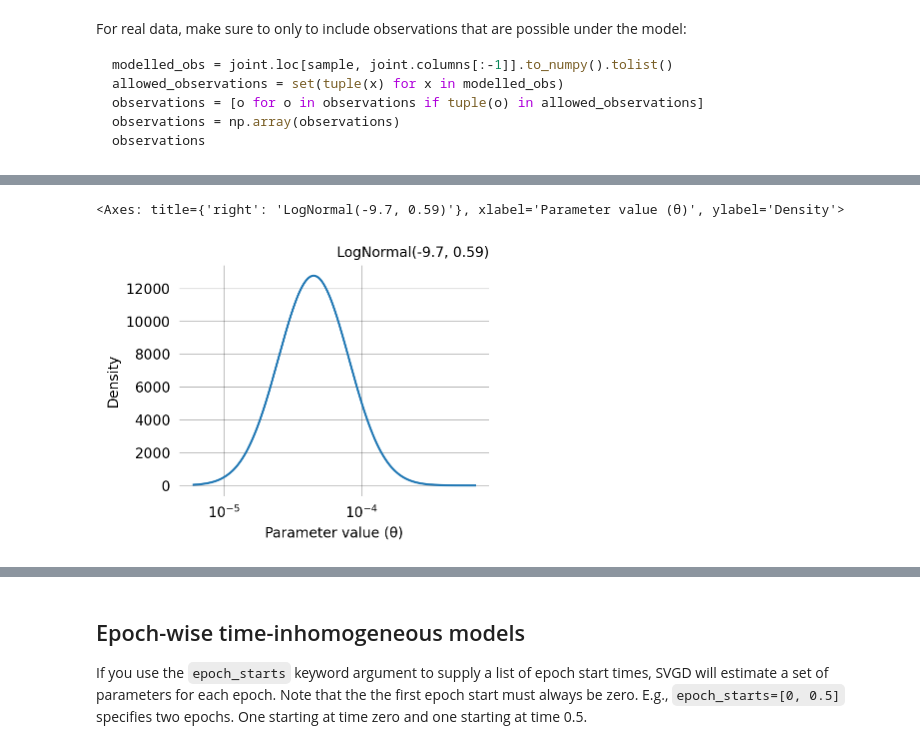
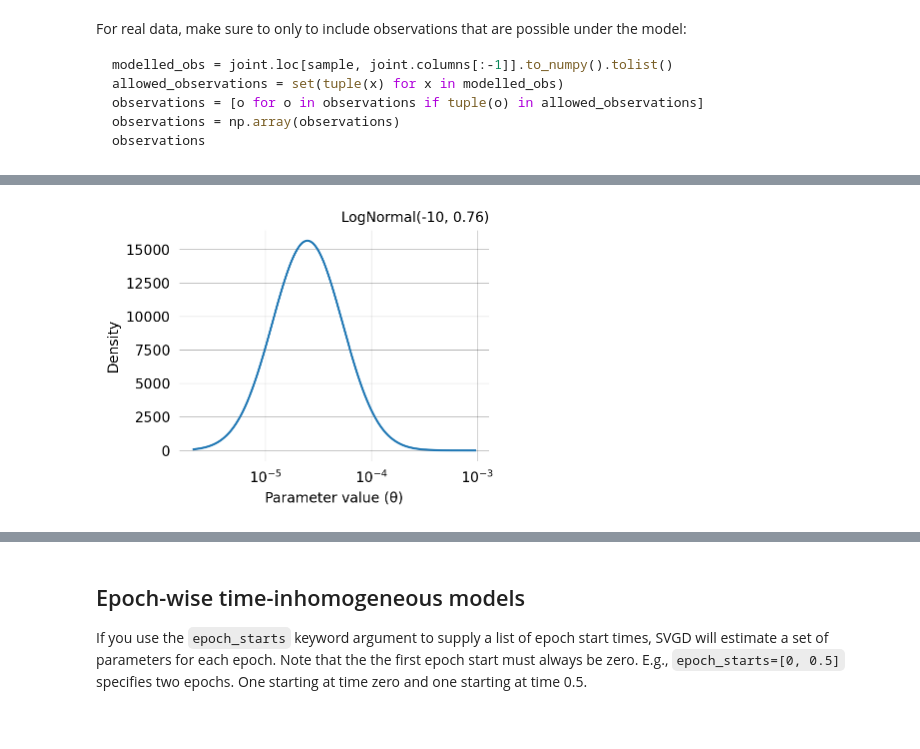
Before and after one commit to munch-group/phasic, a Jupyter notebook: docs/pages/tutorial/svgd-joint-prob.ipynb, the cells around one changed output, grey strips where cells are left out. Saved outputs shown, nothing was run; the diff lists cells and outputs as text; code cells hidden in the pictures.

```diff
--- a/docs/pages/tutorial/svgd-joint-prob.ipynb
+++ b/docs/pages/tutorial/svgd-joint-prob.ipynb
@@ -172,9 +169,8 @@ learning_rate.plot(200) ;
 # %%
 from phasic import LogGaussPrior
-LogGaussPrior(ci=[1/50_000, 1/5000]).plot()
+LogGaussPrior(ci=[1/100_000, 1/5000]).plot() ;
 # %% [output]
-<Axes: title={'right': 'LogNormal(-9.7, 0.59)'}, xlabel='Parameter value (θ)', ylabel='Density'>
-[figure, old version]
+[figure, new version]
 # %%
 svgd = joint_prob_graph.svgd(
     observations,
```
Also changed, not shown: parts of 30 cells of this notebook, 4 other files.
